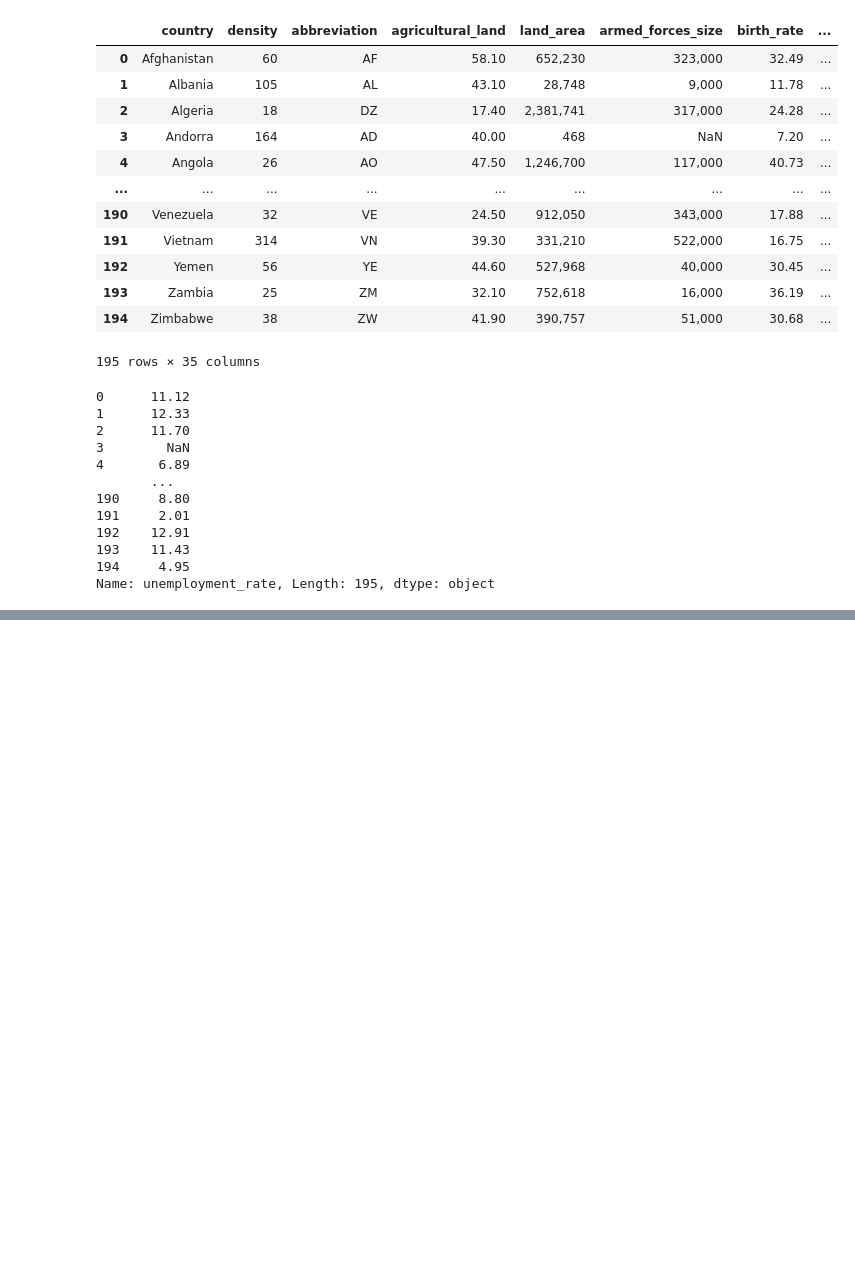
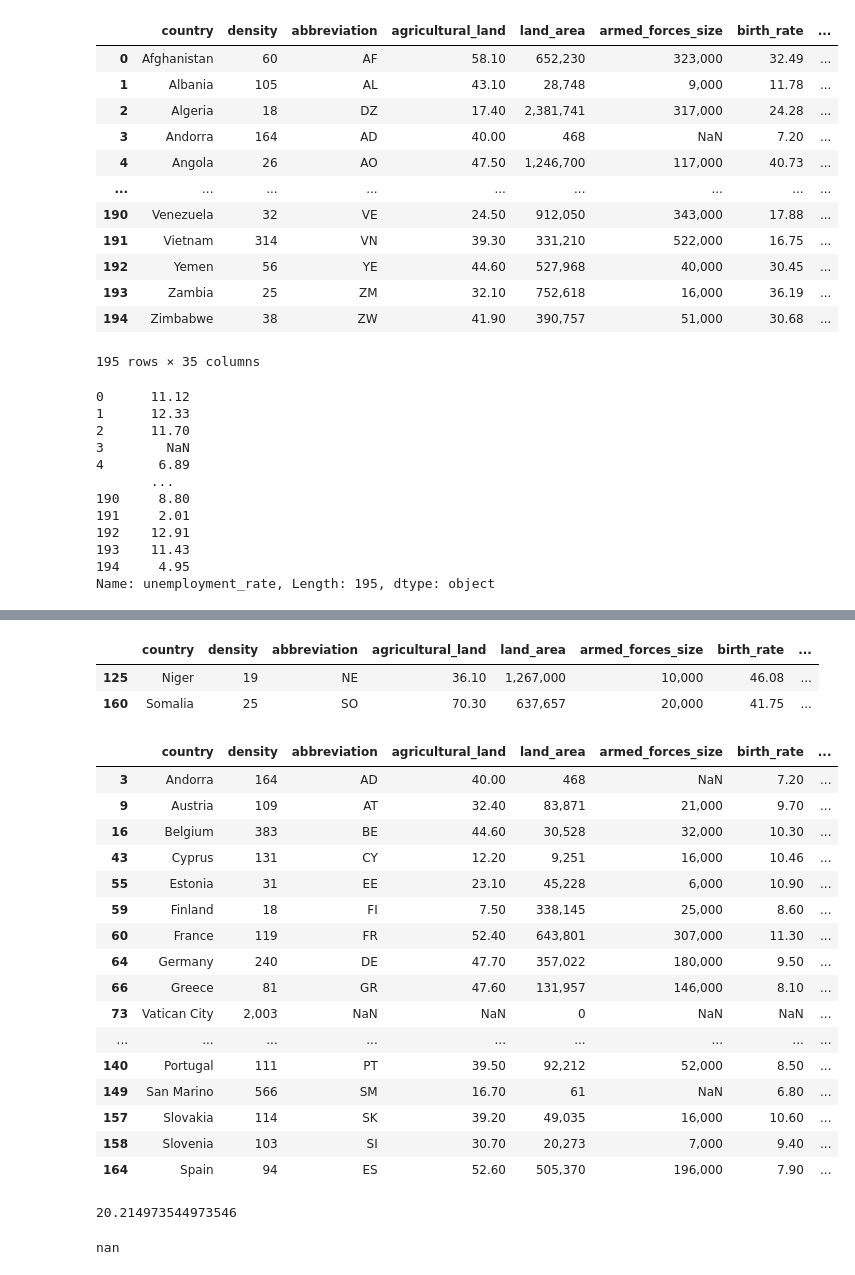
Before and after one commit to Beatriz-mij/PairMod3, a Jupyter notebook: Pair_Limpieza_Filtrado_21_03.ipynb, the cells around one changed output, grey strips where cells are left out. Drawn from its saved outputs; the diff is of its cells as text; code cells hidden in the pictures; blank space fills up the shorter version.

```diff
--- a/Pair_Limpieza_Filtrado_21_03.ipynb
+++ b/Pair_Limpieza_Filtrado_21_03.ipynb
@@ -295,0 +454,42 @@ Name: unemployment_rate, Length: 195, dtype: object
+# %%
+#Encuentra los países cuyatasa de fertilidad sea mayor a 6.
+
+df_fert = df_merge[df_merge["fertility_rate"]>6]
+
+df_fert
+# %% [output]
+|  | country | density | abbreviation | agricultural_land | land_area | armed_forces_size | birth_rate | ... |
+| 125 | Niger | 19 | NE | 36.10 | 1,267,000 | 10,000 | 46.08 | ... |
+| 160 | Somalia | 25 | SO | 70.30 | 637,657 | 20,000 | 41.75 | ... |
+# %%
+#Encuentra los países cuya moneda es el euro (EUR) y tienen una tasa de natalidad superior al promedio.
+
+df_mix = df_merge[df_merge["currency-code"] == "EUR"]
+
+df_mix
+# %% [output]
+|  | country | density | abbreviation | agricultural_land | land_area | armed_forces_size | birth_rate | ... |
+| 3 | Andorra | 164 | AD | 40.00 | 468 | NaN | 7.20 | ... |
+| 9 | Austria | 109 | AT | 32.40 | 83,871 | 21,000 | 9.70 | ... |
+| 16 | Belgium | 383 | BE | 44.60 | 30,528 | 32,000 | 10.30 | ... |
+| 43 | Cyprus | 131 | CY | 12.20 | 9,251 | 16,000 | 10.46 | ... |
+| 55 | Estonia | 31 | EE | 23.10 | 45,228 | 6,000 | 10.90 | ... |
+| 59 | Finland | 18 | FI | 7.50 | 338,145 | 25,000 | 8.60 | ... |
+| 60 | France | 119 | FR | 52.40 | 643,801 | 307,000 | 11.30 | ... |
+| 64 | Germany | 240 | DE | 47.70 | 357,022 | 180,000 | 9.50 | ... |
+| 66 | Greece | 81 | GR | 47.60 | 131,957 | 146,000 | 8.10 | ... |
+| 73 | Vatican City | 2,003 | NaN | NaN | 0 | NaN | NaN | ... |
+| ... | ... | ... | ... | ... | ... | ... | ... | ... |
+| 140 | Portugal | 111 | PT | 39.50 | 92,212 | 52,000 | 8.50 | ... |
+| 149 | San Marino | 566 | SM | 16.70 | 61 | NaN | 6.80 | ... |
+| 157 | Slovakia | 114 | SK | 39.20 | 49,035 | 16,000 | 10.60 | ... |
+| 158 | Slovenia | 103 | SI | 30.70 | 20,273 | 7,000 | 9.40 | ... |
+| 164 | Spain | 94 | ES | 52.60 | 505,370 | 196,000 | 7.90 | ... |
+# %%
+df_merge["birth_rate"].mean()
+# %% [output]
+20.214973544973546
+# %%
+df_mix["birth_rate"].mean(skipna=False)
+# %% [output]
+nan
```
Also changed, not shown: parts of 18 cells of this notebook, 3 other files.
